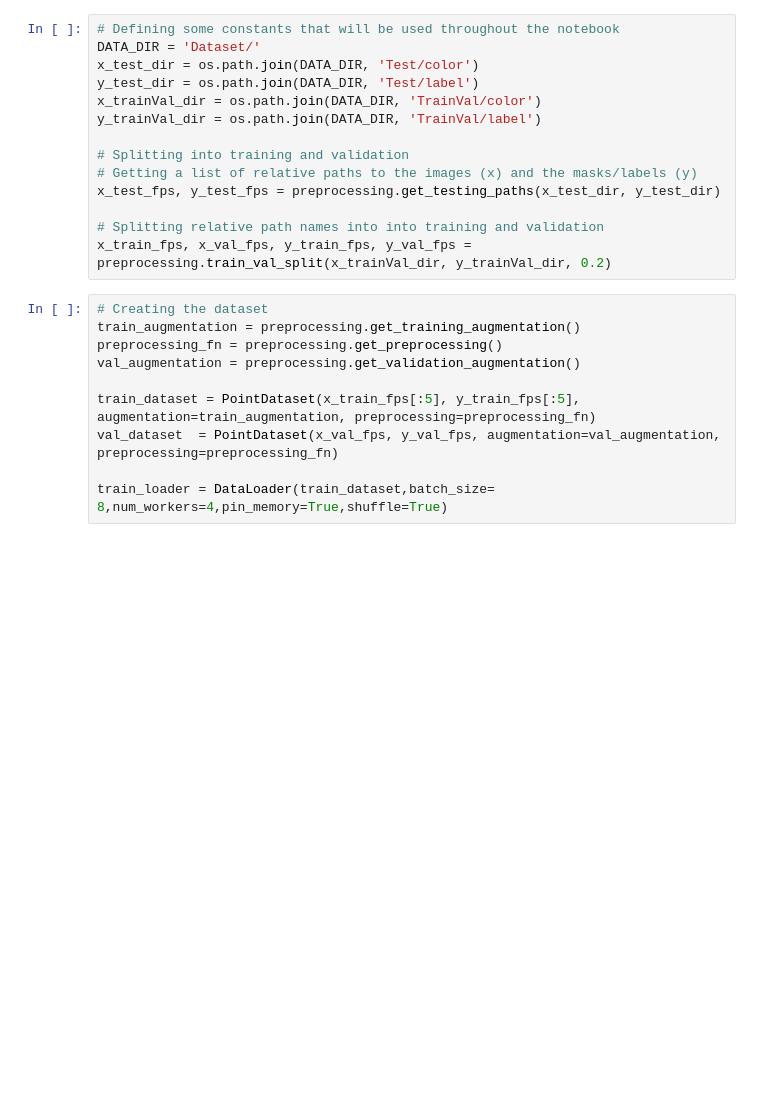
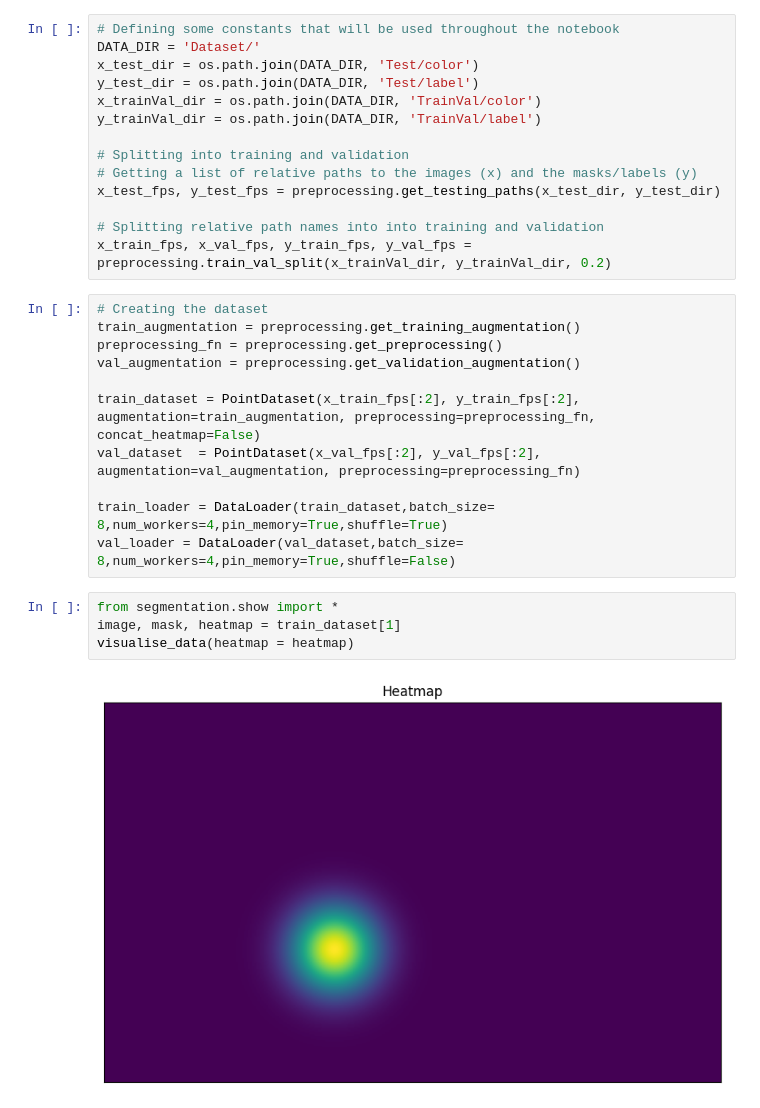
Before and after one commit to G30rg3ab/Computer-Vision-Project, a Jupyter notebook: train_prompt.ipynb, the cells around one changed output. Drawn from its saved outputs; the diff is of its cells as text; blank space fills up the shorter version.

Commit message:
changed point based stuff

```diff
--- a/train_prompt.ipynb
+++ b/train_prompt.ipynb
@@ -41,10 +41,17 @@ train_augmentation = preprocessing.get_training_augmentation()
 preprocessing_fn = preprocessing.get_preprocessing()
 val_augmentation = preprocessing.get_validation_augmentation()
 
-train_dataset = PointDataset(x_train_fps[:5], y_train_fps[:5], augmentation=train_augmentation, preprocessing=preprocessing_fn)
-val_dataset  = PointDataset(x_val_fps, y_val_fps, augmentation=val_augmentation, preprocessing=preprocessing_fn)
+train_dataset = PointDataset(x_train_fps[:2], y_train_fps[:2], augmentation=train_augmentation, preprocessing=preprocessing_fn, concat_heatmap=False)
+val_dataset  = PointDataset(x_val_fps[:2], y_val_fps[:2], augmentation=val_augmentation, preprocessing=preprocessing_fn)
 
 train_loader = DataLoader(train_dataset,batch_size= 8,num_workers=4,pin_memory=True,shuffle=True)
+val_loader = DataLoader(val_dataset,batch_size= 8,num_workers=4,pin_memory=True,shuffle=False)
+# %%
+from segmentation.show import *
+image, mask, heatmap = train_dataset[1]
+visualise_data(heatmap = heatmap)
+# %% [output]
+[figure, added]
 # %%
 DEVICE = 'cuda' if torch.cuda.is_available() else 'cpu'
 
```
Also changed, not shown: parts of 2 cells of this notebook, 3 other files.
